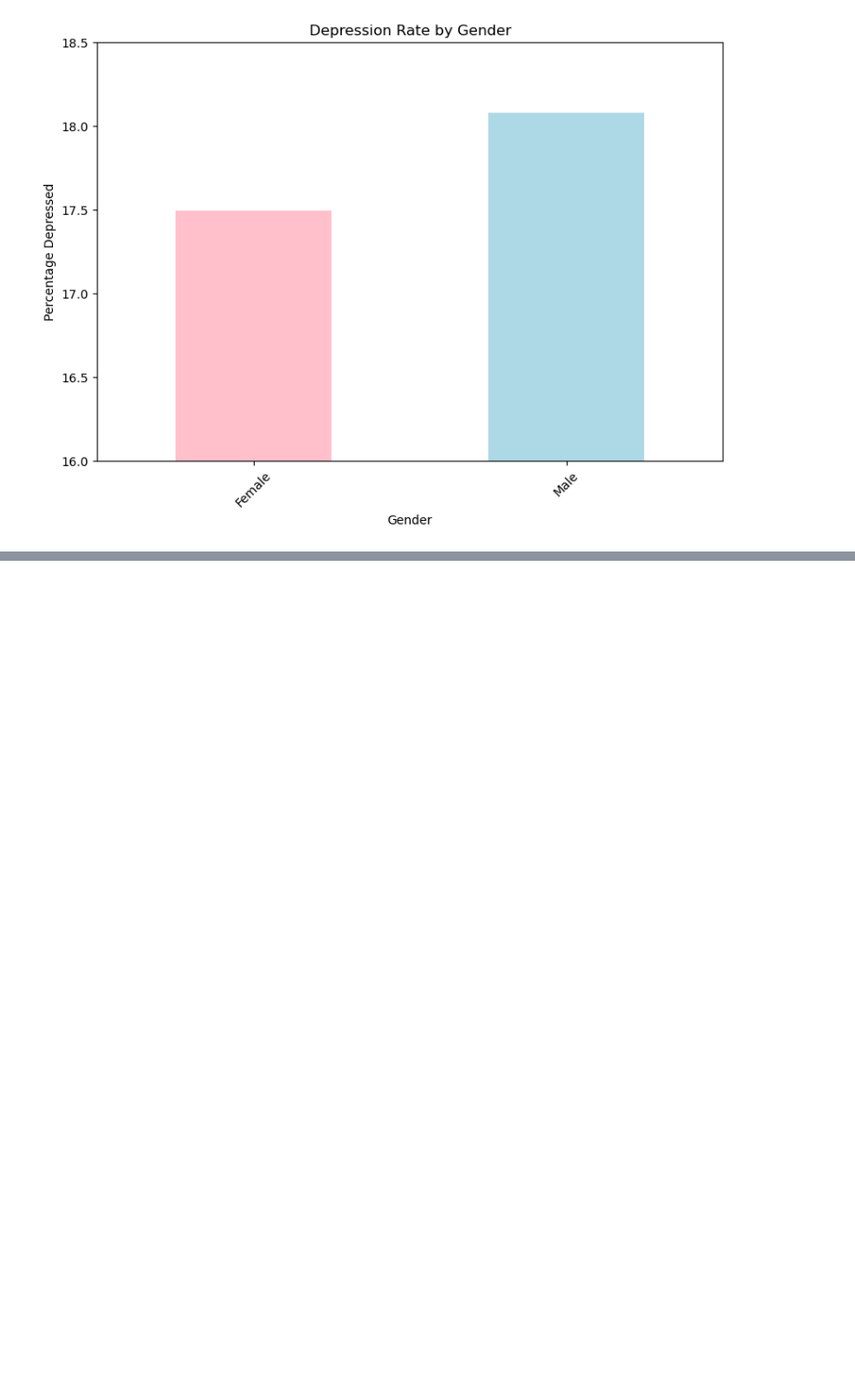
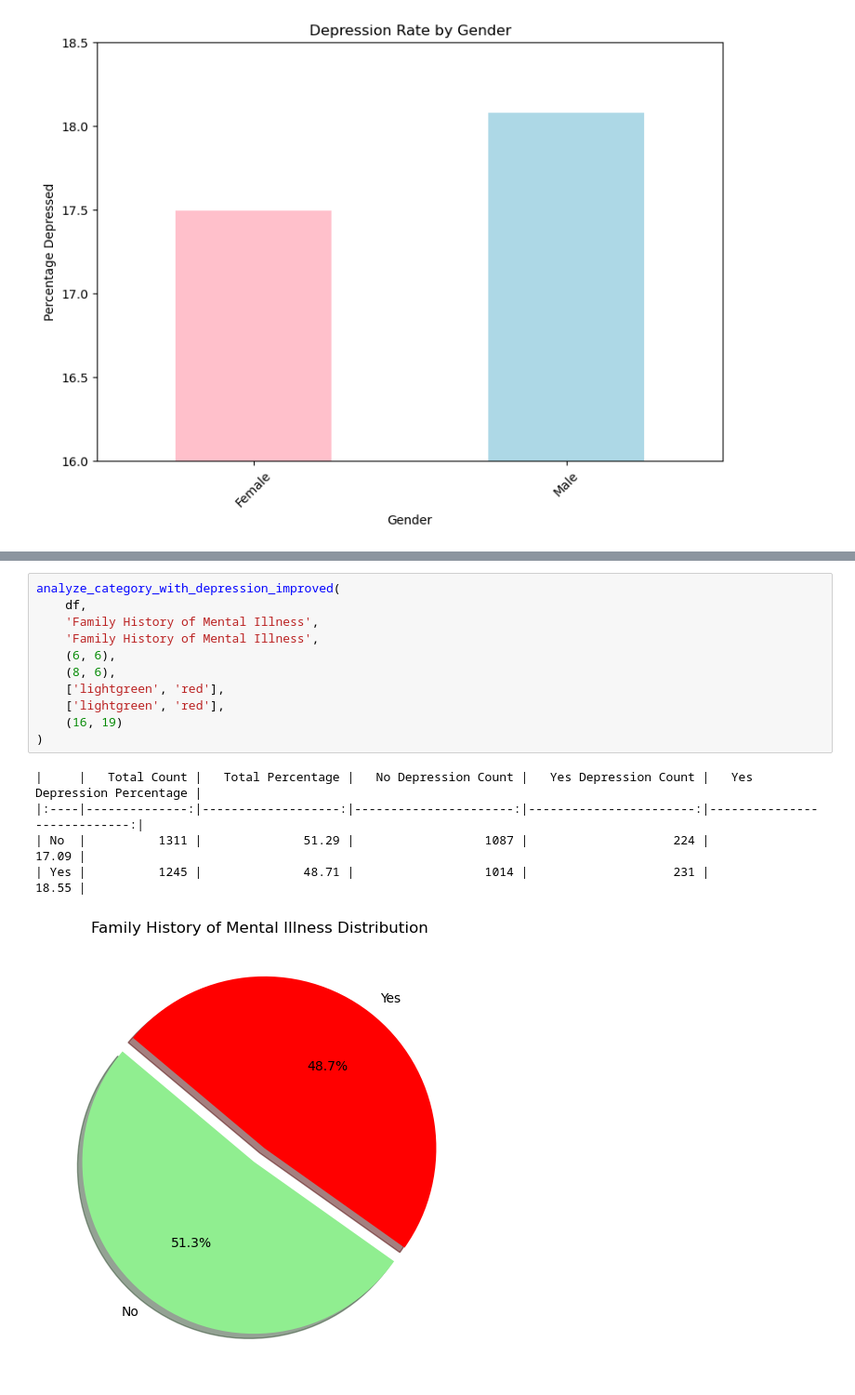
Before and after one commit to riffatmunaf/FYP-Depression-Analysis-and-Prediction, a Jupyter notebook: Code/1) Depression Analysis.ipynb, the cells around one changed output, grey strips where cells are left out. Shown: that part at 93% size. Saved outputs shown, nothing was run; the diff lists cells and outputs as text; blank space fills up the shorter version.

```diff
--- a/Code/1) Depression Analysis.ipynb
+++ b/Code/1) Depression Analysis.ipynb
@@ -167,0 +203,17 @@ analyze_category_with_depression_improved(
+# %%
+analyze_category_with_depression_improved(
+    df,
+    'Family History of Mental Illness',
+    'Family History of Mental Illness',
+    (6, 6),
+    (8, 6),
+    ['lightgreen', 'red'],
+    ['lightgreen', 'red'],
+    (16, 19)
+)
+# %% [output]
+|     |   Total Count |   Total Percentage |   No Depression Count |   Yes Depression Count |   Yes Depression Percentage |
+|:----|--------------:|-------------------:|----------------------:|-----------------------:|----------------------------:|
+| No  |          1311 |              51.29 |                  1087 |                    224 |                       17.09 |
+| Yes |          1245 |              48.71 |                  1014 |                    231 |                       18.55 |
+[figure, added]
```
Also changed, not shown: parts of 9 cells of this notebook.
